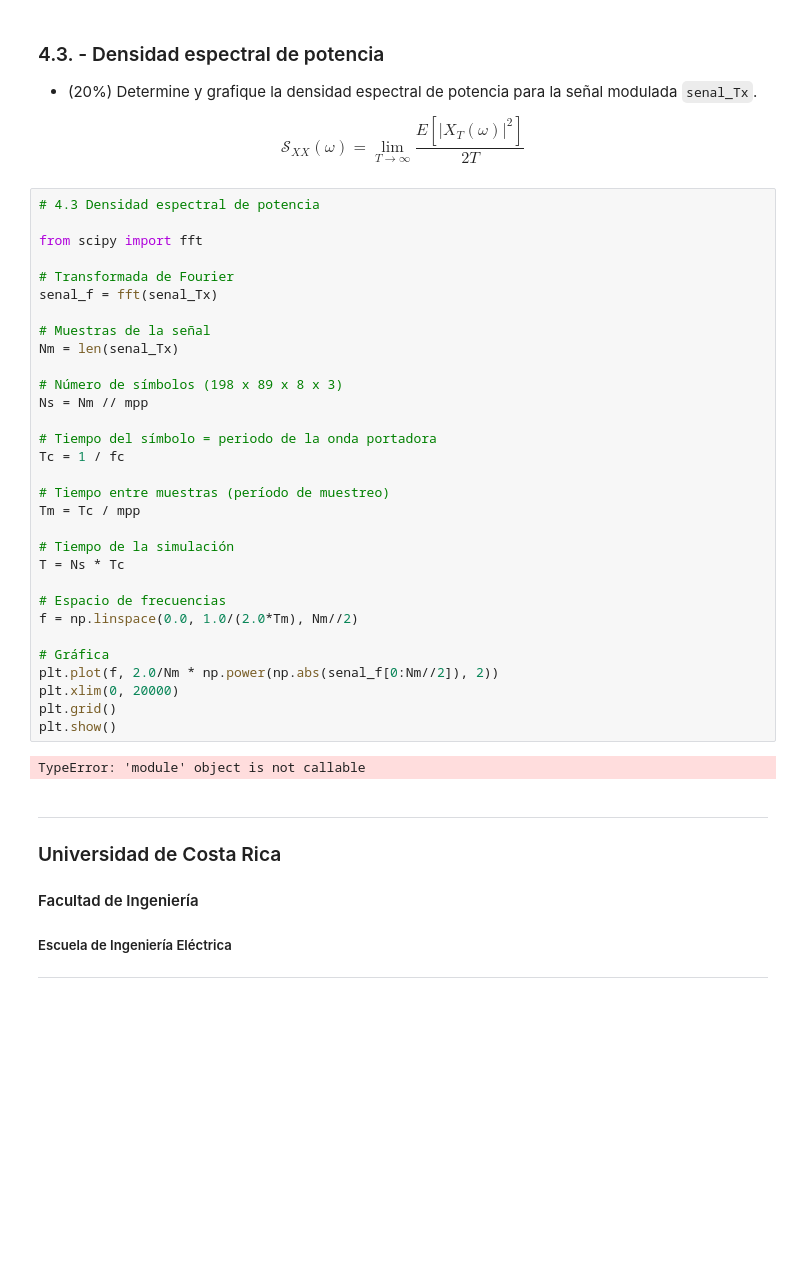
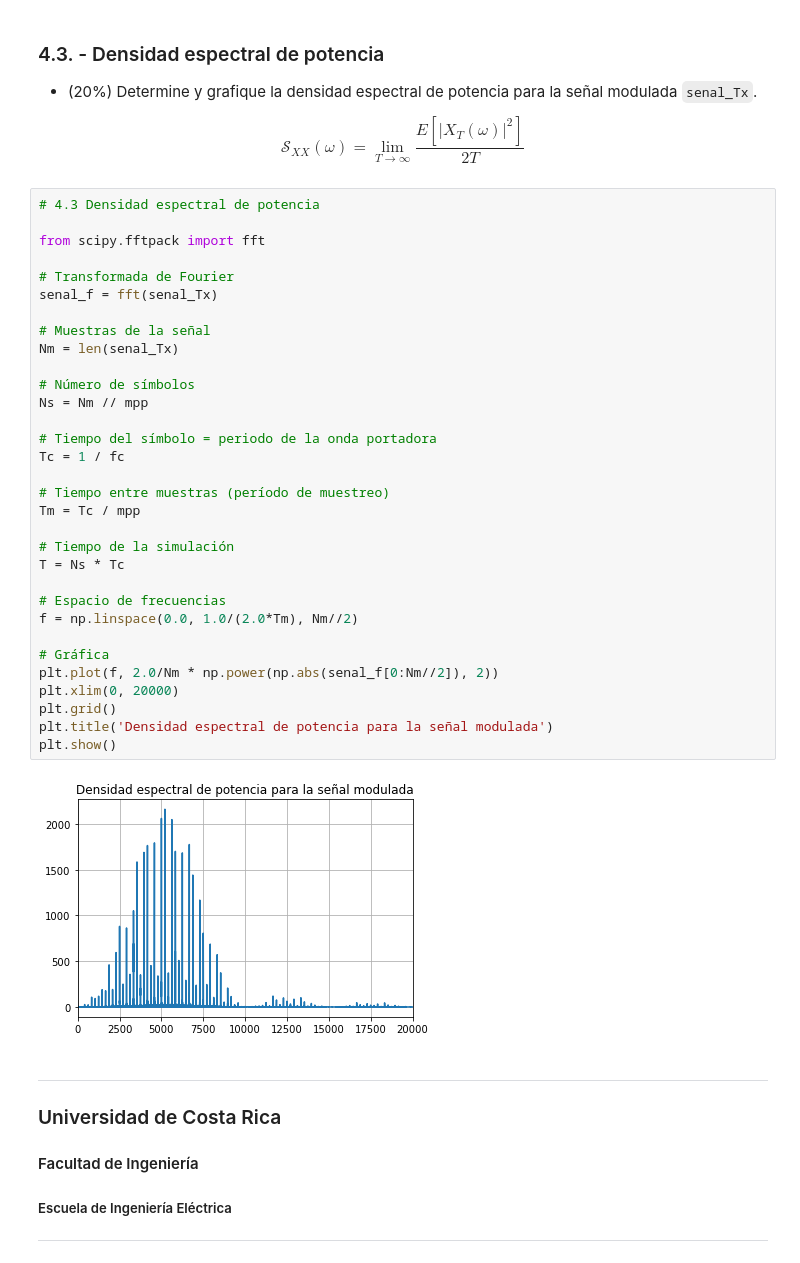
Before and after one commit to kathalsol/Tema4, a Jupyter notebook: P4.17.ipynb, the cells around one changed output. Drawn from its saved outputs; the diff is of its cells as text; blank space fills up the shorter version.

```diff
--- a/P4.17.ipynb
+++ b/P4.17.ipynb
@@ -1162,36 +1011,37 @@ plt.show()
 # %%
 # 4.3 Densidad espectral de potencia
 
-from scipy import fft
+from scipy.fftpack import fft
 
 # Transformada de Fourier
 senal_f = fft(senal_Tx)
 
 # Muestras de la señal
 Nm = len(senal_Tx)
 
-# Número de símbolos (198 x 89 x 8 x 3)
+# Número de símbolos
 Ns = Nm // mpp
 
 # Tiempo del símbolo = periodo de la onda portadora
 Tc = 1 / fc
 
 # Tiempo entre muestras (período de muestreo)
 Tm = Tc / mpp
 
 # Tiempo de la simulación
 T = Ns * Tc
 
 # Espacio de frecuencias
 f = np.linspace(0.0, 1.0/(2.0*Tm), Nm//2)
 
 # Gráfica
 plt.plot(f, 2.0/Nm * np.power(np.abs(senal_f[0:Nm//2]), 2))
 plt.xlim(0, 20000)
 plt.grid()
+plt.title('Densidad espectral de potencia para la señal modulada')
 plt.show()
 # %% [output]
-TypeError: 'module' object is not callable
+[figure, added]
 # %% [markdown]
 ---
 
```
Also changed, not shown: parts of 13 cells of this notebook.
